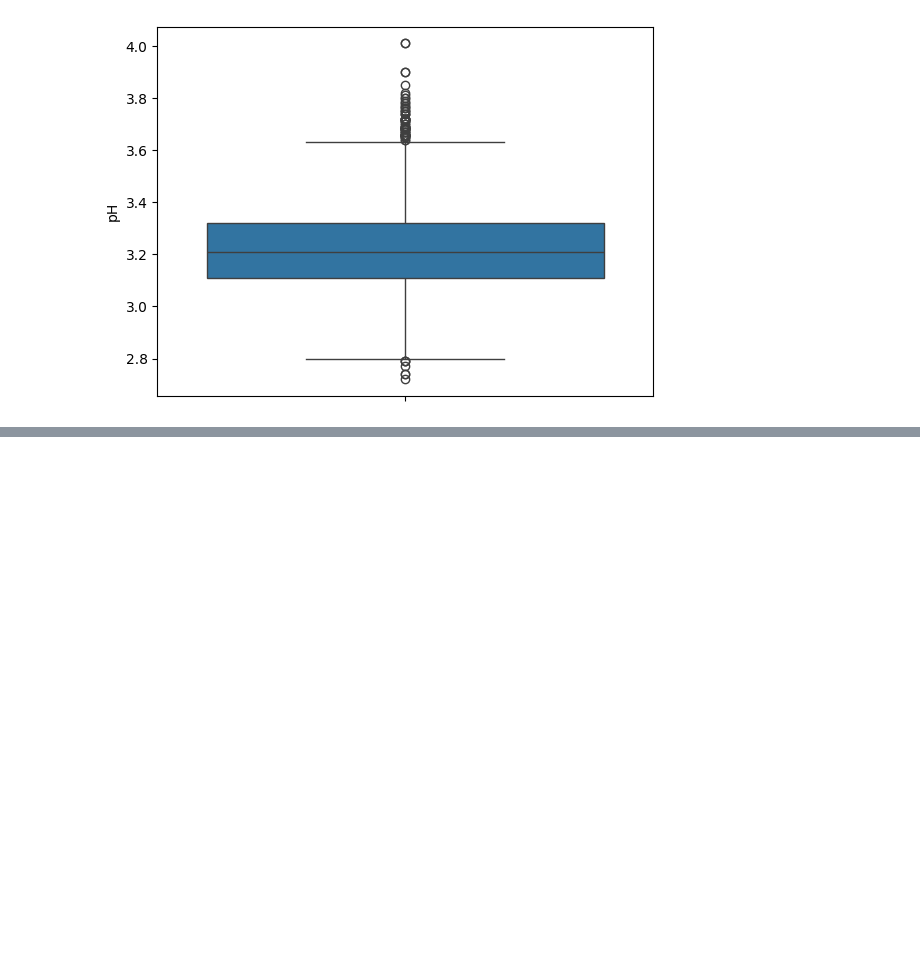
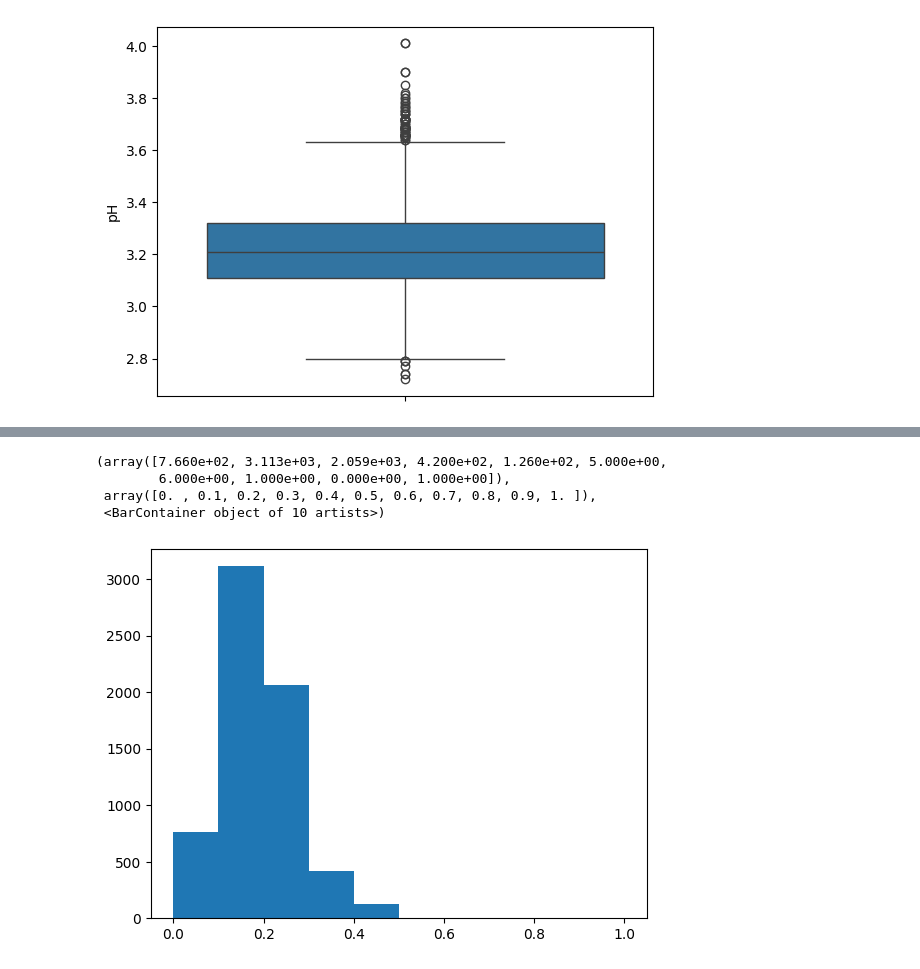
Before and after one commit to donna6355/study_python, a Jupyter notebook: ml_data_preprocessing.ipynb, the cells around one changed output, grey strips where cells are left out. Drawn from its saved outputs; the diff is of its cells as text; code cells hidden in the pictures; blank space fills up the shorter version.

```diff
--- a/ml_data_preprocessing.ipynb
+++ b/ml_data_preprocessing.ipynb
@@ -61,0 +173,8 @@ sns.boxplot(df['pH'])
+# %%
+mean = np.mean(df['citric acid'])
+std = np.std (df['citric acid'])
+scaled_acid = []
+
+for i in df['citric acid']:
+    scaled_acid.append((i-mean)/std)
+scaled_acid
@@ -61,0 +199,7 @@ sns.boxplot(df['pH'])
+# %%
+maxx = np.max(df['citric acid'])
+minn = np.min(df['citric acid'])
+scaled_acid = []
+
+for i in df['citric acid']:
+    scaled_acid.append((i-minn)/(maxx-minn))
@@ -61,0 +256,8 @@ sns.boxplot(df['pH'])
+# %%
+plt.hist(scaled_acid)
+# %% [output]
+(array([7.660e+02, 3.113e+03, 2.059e+03, 4.200e+02, 1.260e+02, 5.000e+00,
+        6.000e+00, 1.000e+00, 0.000e+00, 1.000e+00]),
+ array([0. , 0.1, 0.2, 0.3, 0.4, 0.5, 0.6, 0.7, 0.8, 0.9, 1. ]),
+ <BarContainer object of 10 artists>)
+[figure, added]
```
Also changed, not shown: parts of 12 cells of this notebook.
